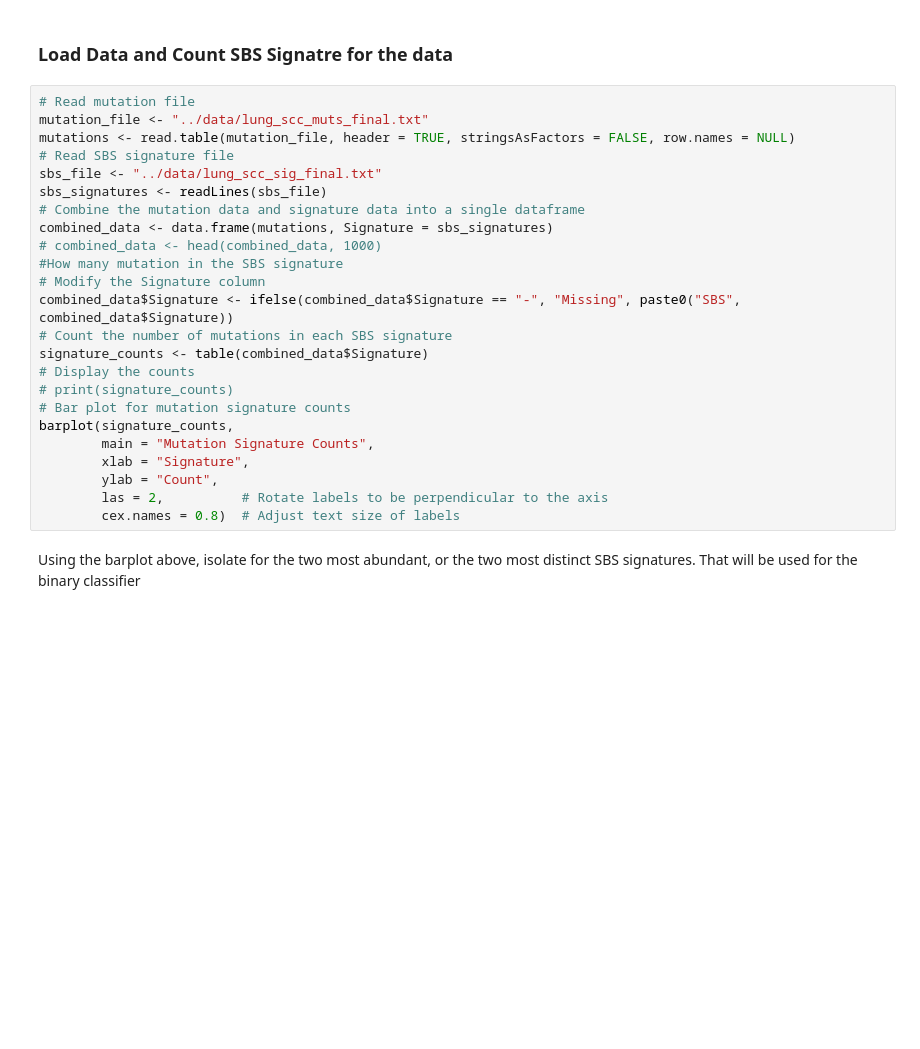
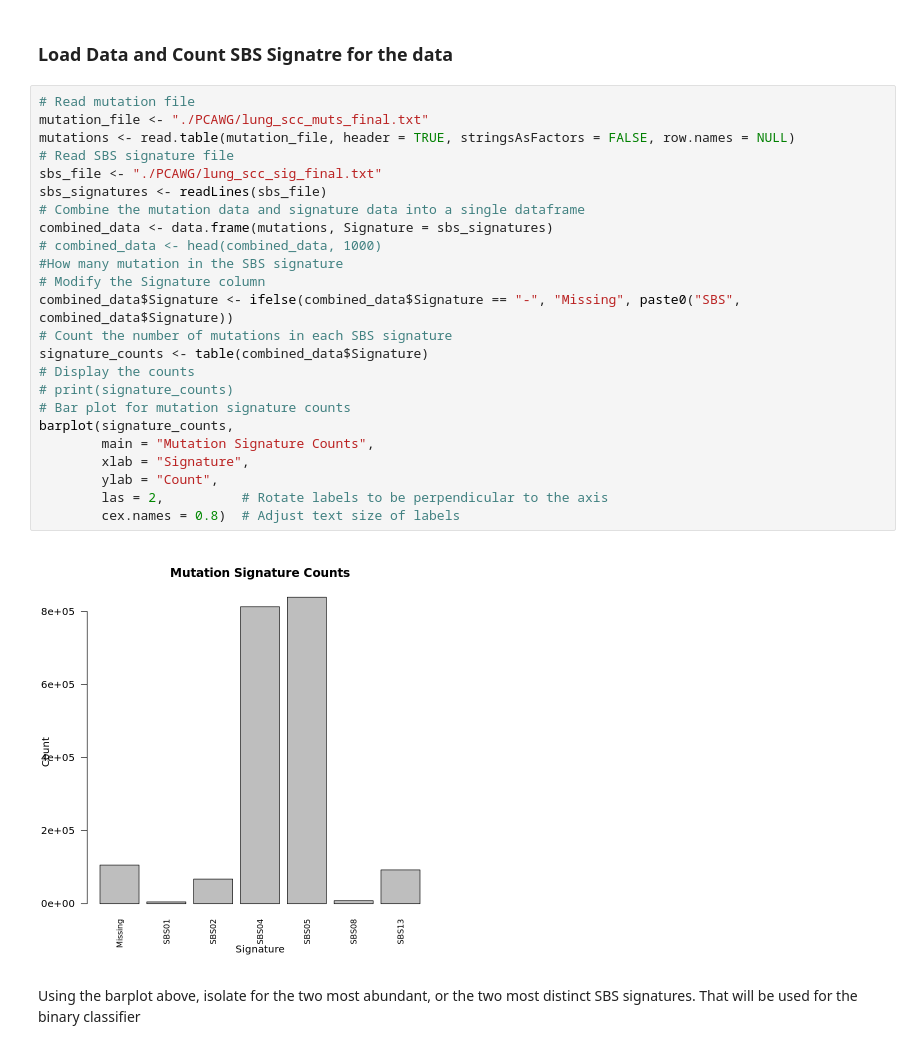
Before and after one commit to martien2kk/sequence_based_SBS_prediction_model, a Jupyter notebook: src/random_forest/random_forest_with_flanking_sequences.ipynb, the cells around one changed output. Cells and saved outputs as stored; diff of their text form; blank space fills up the shorter version.

Commit message:
Added figures

```diff
--- a/src/random_forest/random_forest_with_flanking_sequences.ipynb
+++ b/src/random_forest/random_forest_with_flanking_sequences.ipynb
@@ -34,28 +36,30 @@ getwd()
 ### Load Data and Count SBS Signatre for the data
 # %%
 # Read mutation file
-mutation_file <- "../data/lung_scc_muts_final.txt"
+mutation_file <- "./PCAWG/lung_scc_muts_final.txt"
 mutations <- read.table(mutation_file, header = TRUE, stringsAsFactors = FALSE, row.names = NULL)
 # Read SBS signature file
-sbs_file <- "../data/lung_scc_sig_final.txt"
+sbs_file <- "./PCAWG/lung_scc_sig_final.txt"
 sbs_signatures <- readLines(sbs_file)
 # Combine the mutation data and signature data into a single dataframe
 combined_data <- data.frame(mutations, Signature = sbs_signatures)
 # combined_data <- head(combined_data, 1000)
 #How many mutation in the SBS signature
 # Modify the Signature column
 combined_data$Signature <- ifelse(combined_data$Signature == "-", "Missing", paste0("SBS", combined_data$Signature))
 # Count the number of mutations in each SBS signature
 signature_counts <- table(combined_data$Signature)
 # Display the counts
 # print(signature_counts)
 # Bar plot for mutation signature counts
 barplot(signature_counts,
         main = "Mutation Signature Counts",
         xlab = "Signature",
         ylab = "Count",
         las = 2,          # Rotate labels to be perpendicular to the axis
         cex.names = 0.8)  # Adjust text size of labels
+# %% [output]
+[figure, added]
 # %% [markdown]
 Using the barplot above, isolate for the two most abundant, or the two most distinct SBS signatures. That will be used for the binary classifier
 # %% [markdown]
```
Also changed, not shown: parts of 6 cells of this notebook, 2 other files.
